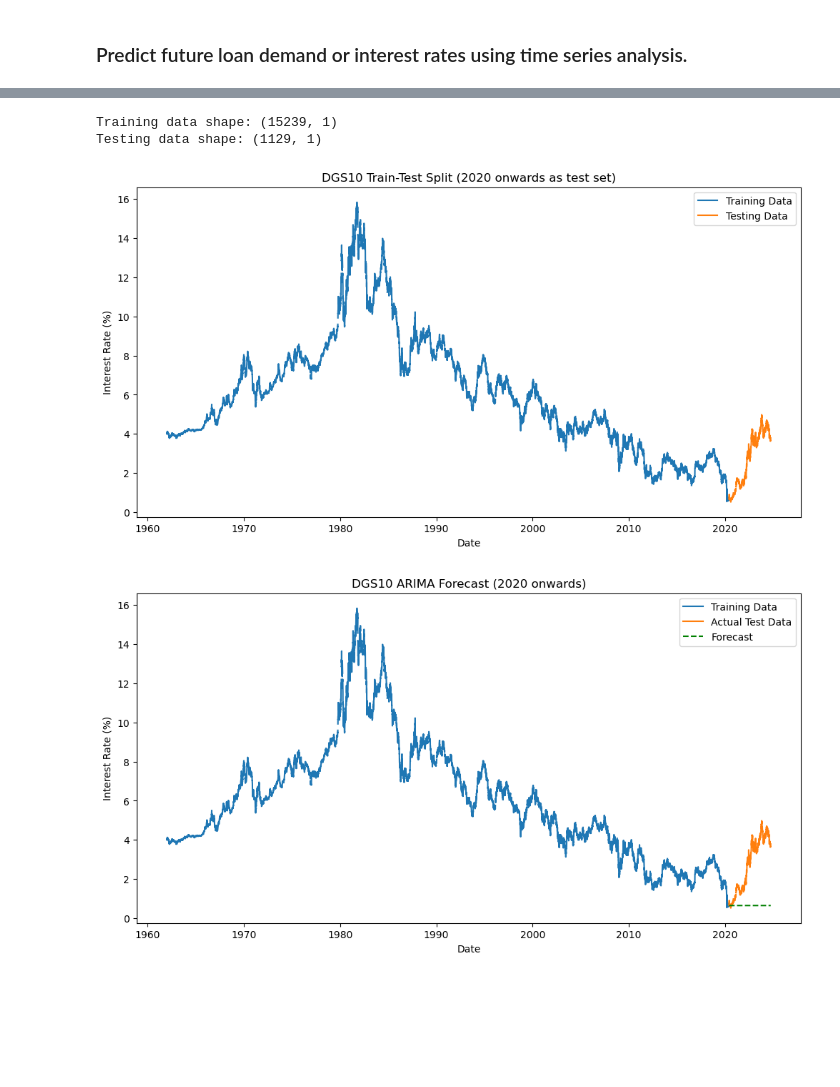
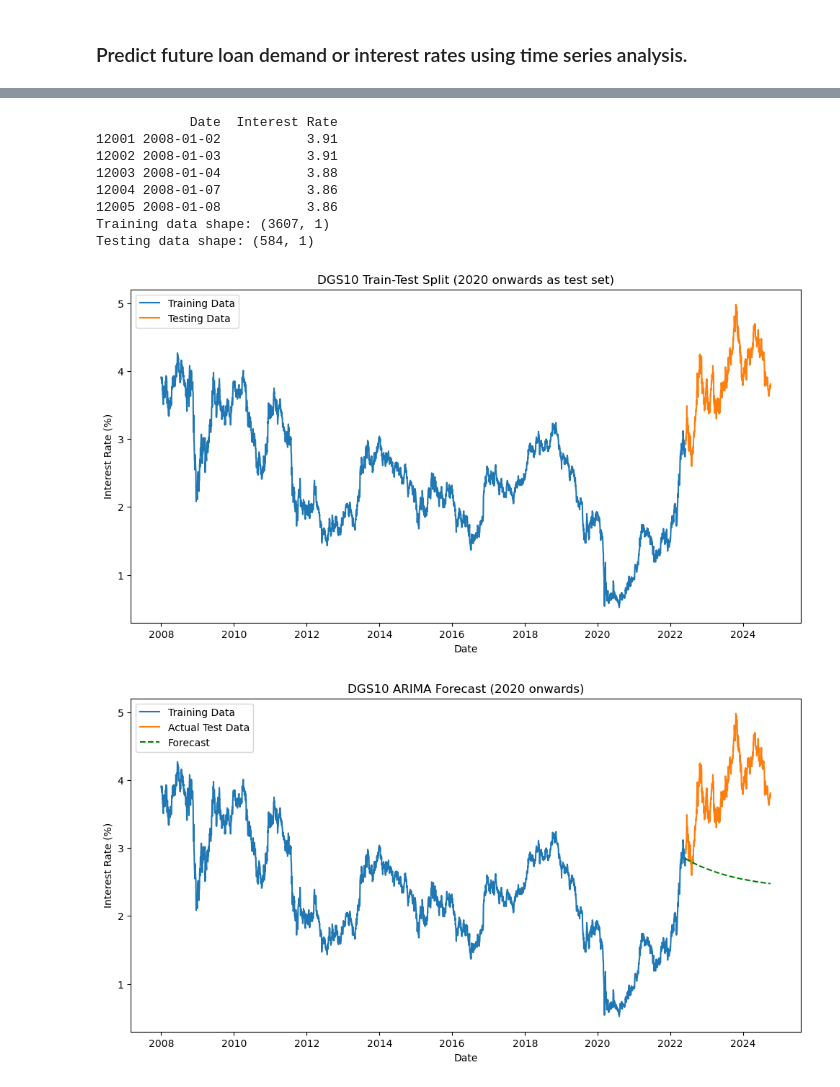
Before and after one commit to baublyte/DGS10-forecasting, a Jupyter notebook: Future loan demand or interest rates.ipynb, the cells around one changed output, grey strips where cells are left out. Saved outputs shown, nothing was run; the diff lists cells and outputs as text; code cells hidden in the pictures; blank space fills up the shorter version.

```diff
--- a/Future loan demand or interest rates.ipynb
+++ b/Future loan demand or interest rates.ipynb
@@ -48,0 +52,5 @@ plt.show()
+# %%
+# Reset the index to bring back the 'Date' column if it was the index
+data.reset_index(inplace=True)
+
+print(data.columns)
@@ -48,0 +59,15 @@ plt.show()
+# %%
+from statsmodels.tsa.seasonal import seasonal_decompose
+
+# Set the 'Date' column as the index and ensure it's sorted
+data.set_index('Date', inplace=True)
+data = data.asfreq('D')  # Set frequency as daily for the decomposition
+data = data.fillna(method='ffill')  # Fill any missing values
+
+# Perform seasonal decomposition using a yearly pattern (252 trading days)
+decomposition = seasonal_decompose(data['Interest Rate'], model='additive', period=252)
+
+# Plot the decomposed components: trend, seasonal, and residual
+decomposition.plot()
+plt.tight_layout()
+plt.show()
@@ -57,4 +130,10 @@ p-value: 0.4395547377651342
 # %%
+# Remove rows with NaN values
+data = data.dropna()
+
+# Display first few rows of the cleaned data
+print(data.head())
+
 # Convert 'Date' to datetime if it's not already
 data['Date'] = pd.to_datetime(data['Date'])
 
@@ -62,8 +141,8 @@ data['Date'] = pd.to_datetime(data['Date'])
 data = data.sort_values('Date')
 
 # Split the data
-train_data = data[data['Date'] < '2020-06-01']
-test_data = data[data['Date'] >= '2020-06-01']
+train_data = data[data['Date'] < '2022-06-01']
+test_data = data[data['Date'] >= '2022-06-01']
 
 # Set the date as index
 train_data.set_index('Date', inplace=True)
@@ -82,6 +161,12 @@ plt.ylabel('Interest Rate (%)')
 plt.legend()
 plt.show()
 # %% [output]
-Training data shape: (15239, 1)
-Testing data shape: (1129, 1)
+            Date  Interest Rate
+12001 2008-01-02           3.91
+12002 2008-01-03           3.91
+12003 2008-01-04           3.88
+12004 2008-01-07           3.86
+12005 2008-01-08           3.86
+Training data shape: (3607, 1)
+Testing data shape: (584, 1)
-[figure, old version]
+[figure, new version]
@@ -93,25 +173,20 @@ aligned_test = aligned_test[mask]
 # %%
-
 # Fit ARIMA model
-model = ARIMA(train_data['Interest Rate'], order=(2,1,2))
+model = ARIMA(train_data['Interest Rate'], order=(2,0,2))
 model_fit = model.fit()
 
 # Forecast
 forecast = model_fit.forecast(steps=len(test_data))
-
-# Calculate RMSE
-#rmse = np.sqrt(mean_squared_error(test_data['Interest Rate'], forecast))
-#print(f'RMSE: {rmse}')
 
 # Plot the results
 plt.figure(figsize=(12, 6))
 plt.plot(train_data.index, train_data['Interest Rate'], label='Training Data')
 plt.plot(test_data.index, test_data['Interest Rate'], label='Actual Test Data')
 plt.plot(test_data.index, forecast, label='Forecast', color='green', linestyle='--')
 plt.title('DGS10 ARIMA Forecast (2020 onwards)')
 plt.xlabel('Date')
 plt.ylabel('Interest Rate (%)')
 plt.legend()
 plt.show()
 # %% [output]
-[figure, old version]
+[figure, new version]
```
Also changed, not shown: parts of 14 cells of this notebook.
